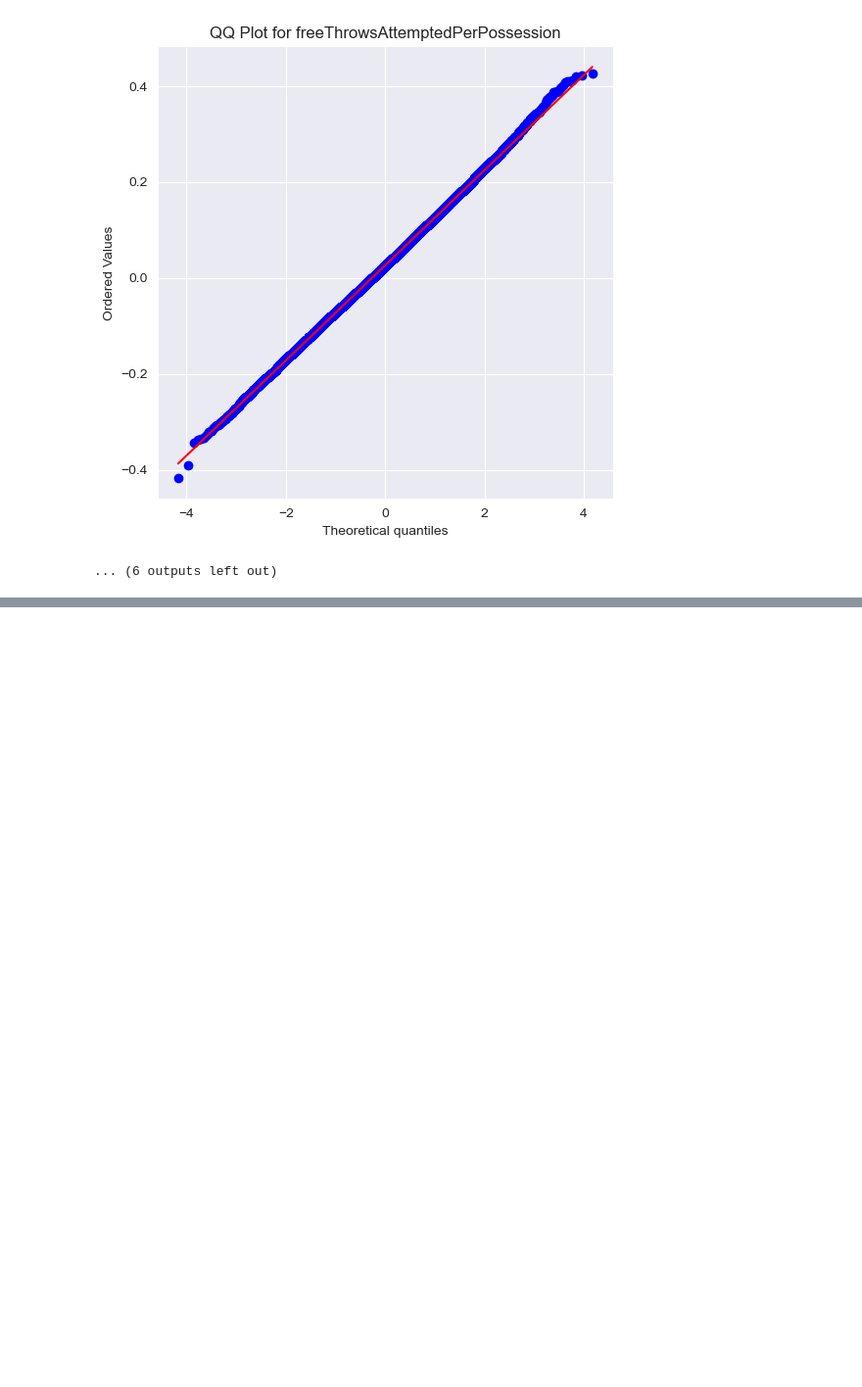
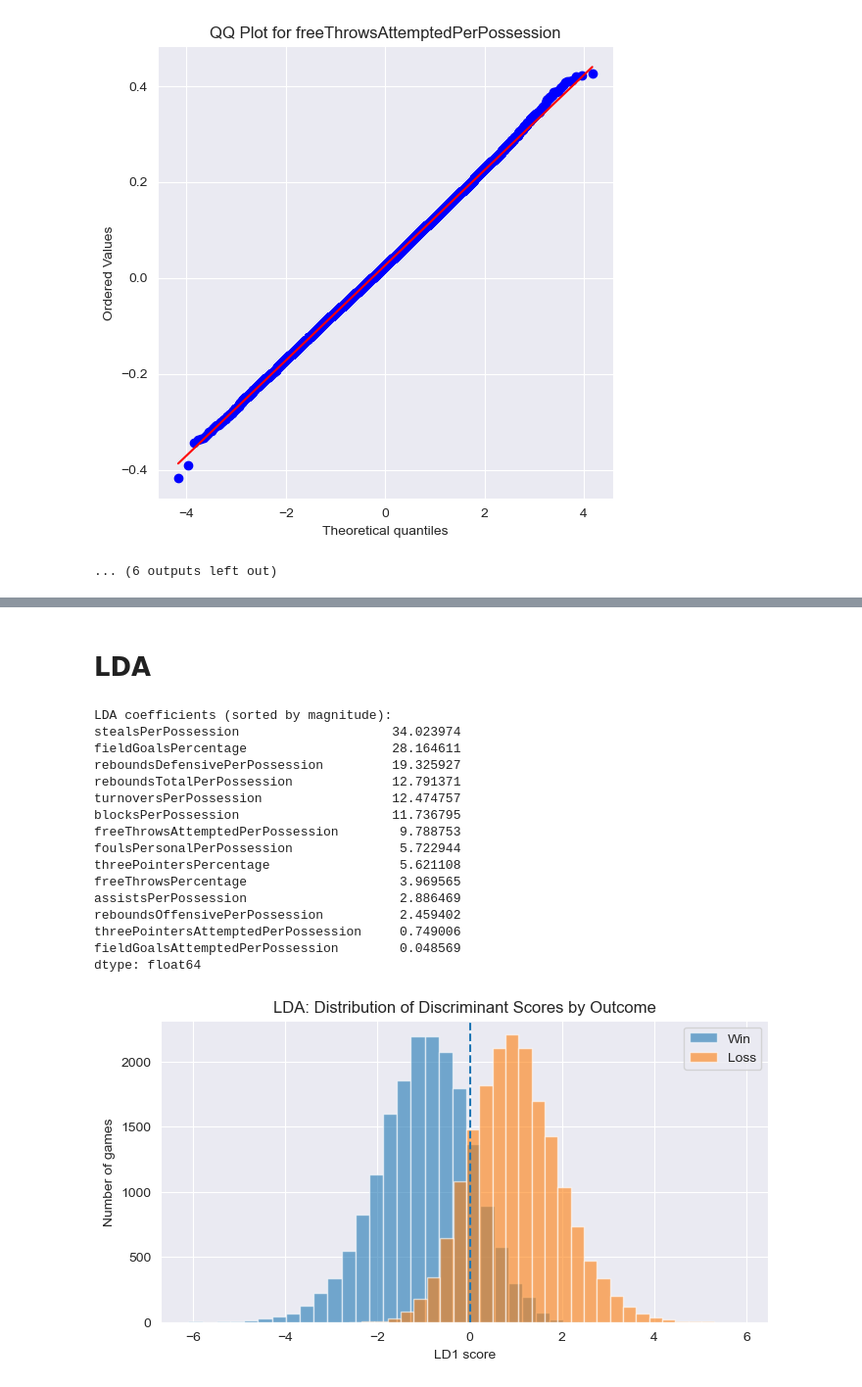
Before and after one commit to 5v3nn/uzh-esc403-data-science-project-nba, a Jupyter notebook: winning_teams.ipynb, the cells around one changed output, grey strips where cells are left out. Shown at 98% size. Cells and saved outputs as stored; diff of their text form; code cells hidden in the pictures; blank space fills up the shorter version.

```diff
--- a/winning_teams.ipynb
+++ b/winning_teams.ipynb
@@ -146,0 +486,38 @@ for col in differences.columns:
+# %% [markdown]
+# LDA
+# %%
+from sklearn.discriminant_analysis import LinearDiscriminantAnalysis
+
+lda = LinearDiscriminantAnalysis(n_components=1)
+X_lda = lda.fit_transform(X, y)
+coef = pd.Series(lda.coef_[0], index=features)
+print("LDA coefficients (sorted by magnitude):")
+print(coef.abs().sort_values(ascending=False))
+
+plt.figure(figsize=(8,4))
+plt.hist(X_lda[y==1], bins=30, alpha=0.6, label="Win")
+plt.hist(X_lda[y==0], bins=30, alpha=0.6, label="Loss")
+plt.axvline(0, linestyle="--")             # cutoff at score=0
+plt.legend()
+plt.title("LDA: Distribution of Discriminant Scores by Outcome")
+plt.xlabel("LD1 score")
+plt.ylabel("Number of games")
+plt.show()
+# %% [output]
+LDA coefficients (sorted by magnitude):
+stealsPerPossession                    34.023974
+fieldGoalsPercentage                   28.164611
+reboundsDefensivePerPossession         19.325927
+reboundsTotalPerPossession             12.791371
+turnoversPerPossession                 12.474757
+blocksPerPossession                    11.736795
+freeThrowsAttemptedPerPossession        9.788753
+foulsPersonalPerPossession              5.722944
+threePointersPercentage                 5.621108
+freeThrowsPercentage                    3.969565
+assistsPerPossession                    2.886469
+reboundsOffensivePerPossession          2.459402
+threePointersAttemptedPerPossession     0.749006
+fieldGoalsAttemptedPerPossession        0.048569
+dtype: float64
+[figure, added]
```
Also changed, not shown: parts of 27 cells of this notebook.
